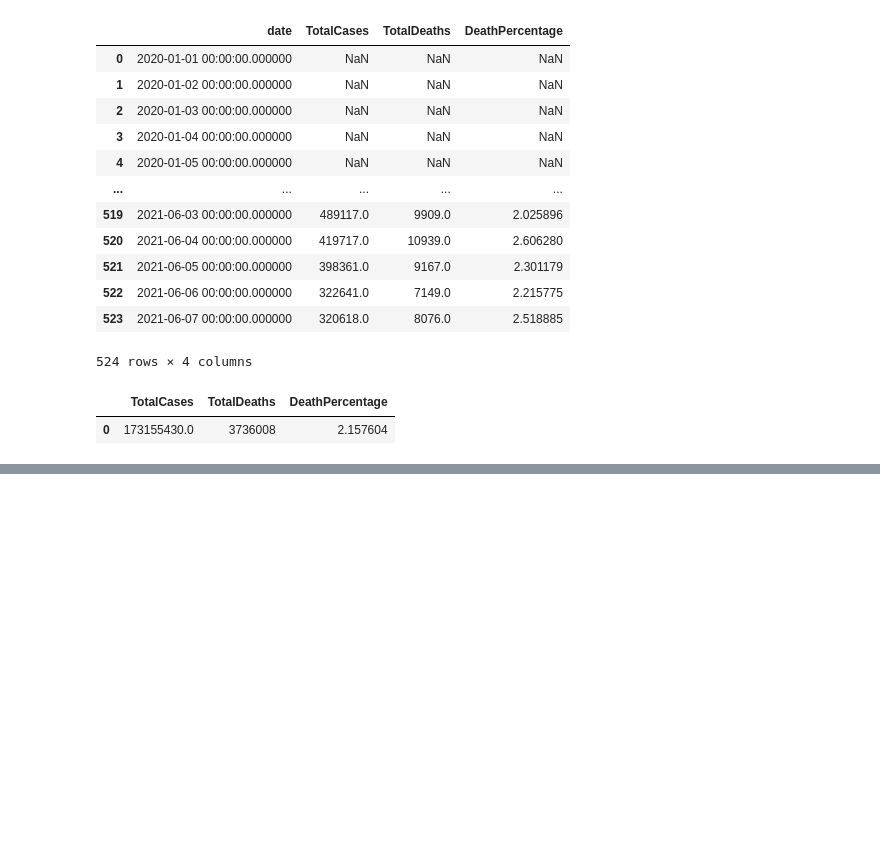
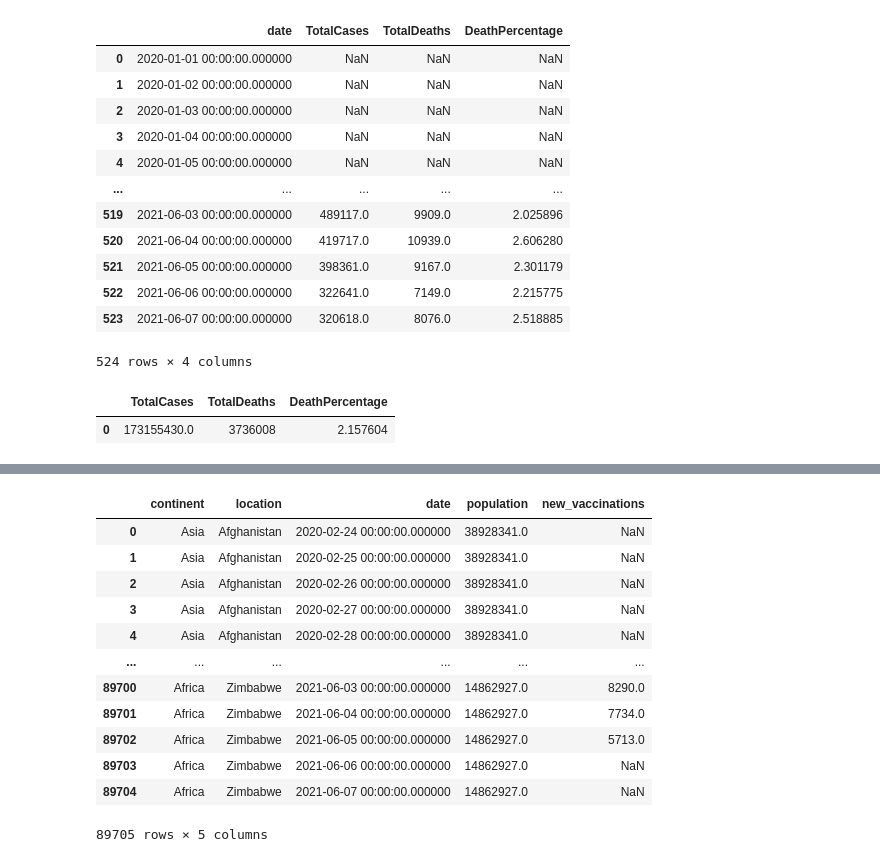
Before and after one commit to atalebizadeh/Examples, a Jupyter notebook: COVID-19/COVID-19 Pandasql.ipynb, the cells around one changed output, grey strips where cells are left out. Drawn from its saved outputs; the diff is of its cells as text; code cells hidden in the pictures; blank space fills up the shorter version.

```diff
--- a/COVID-19/COVID-19 Pandasql.ipynb
+++ b/COVID-19/COVID-19 Pandasql.ipynb
@@ -208,0 +243,17 @@ ps.sqldf("select SUM(new_cases) as TotalCases, SUM(cast(new_deaths as int)) as T
+# %%
+# looking at total population vs vaccinations
+ps.sqldf("select cd.continent, cd.location, cd.date, cd.population, cv.new_vaccinations from cd join cv on cd.location = cv.location and cd.date = cv.date where cd.continent is not null order by 2,3")
+# %% [output]
+|  | continent | location | date | population | new_vaccinations |
+| 0 | Asia | Afghanistan | 2020-02-24 00:00:00.000000 | 38928341.0 | NaN |
+| 1 | Asia | Afghanistan | 2020-02-25 00:00:00.000000 | 38928341.0 | NaN |
+| 2 | Asia | Afghanistan | 2020-02-26 00:00:00.000000 | 38928341.0 | NaN |
+| 3 | Asia | Afghanistan | 2020-02-27 00:00:00.000000 | 38928341.0 | NaN |
+| 4 | Asia | Afghanistan | 2020-02-28 00:00:00.000000 | 38928341.0 | NaN |
+| ... | ... | ... | ... | ... | ... |
+| 89700 | Africa | Zimbabwe | 2021-06-03 00:00:00.000000 | 14862927.0 | 8290.0 |
+| 89701 | Africa | Zimbabwe | 2021-06-04 00:00:00.000000 | 14862927.0 | 7734.0 |
+| 89702 | Africa | Zimbabwe | 2021-06-05 00:00:00.000000 | 14862927.0 | 5713.0 |
+| 89703 | Africa | Zimbabwe | 2021-06-06 00:00:00.000000 | 14862927.0 | NaN |
+| 89704 | Africa | Zimbabwe | 2021-06-07 00:00:00.000000 | 14862927.0 | NaN |
+89705 rows × 5 columns
```
Also changed, not shown: parts of 2 cells of this notebook.
